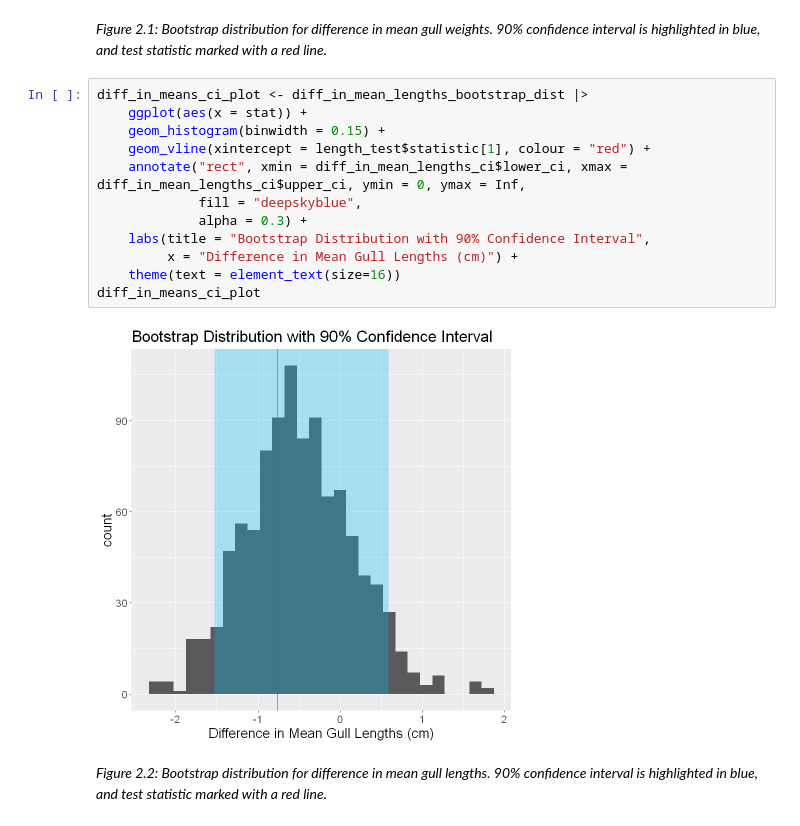
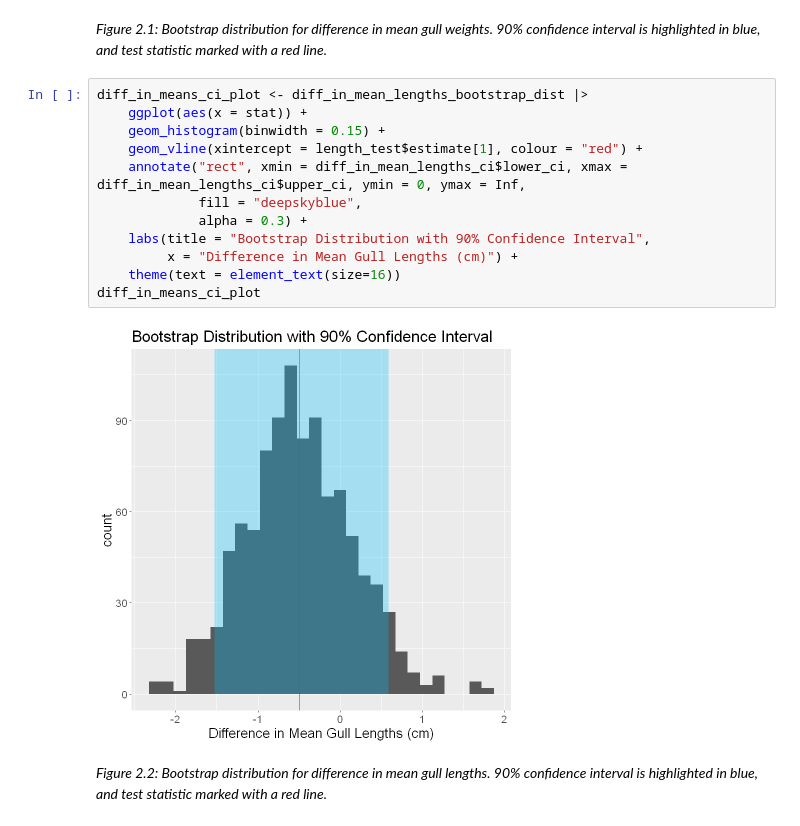
Before and after one commit to maggie63/stat-201-group-4, a Jupyter notebook: project_report.ipynb, the cells around one changed output. Cells and saved outputs as stored; diff of their text form.

```diff
--- a/project_report.ipynb
+++ b/project_report.ipynb
@@ -362,17 +362,17 @@ diff_in_mean_weights_ci_plot
 # %%
 diff_in_means_ci_plot <- diff_in_mean_lengths_bootstrap_dist |>
     ggplot(aes(x = stat)) +
     geom_histogram(binwidth = 0.15) +
-    geom_vline(xintercept = length_test$statistic[1], colour = "red") +
+    geom_vline(xintercept = length_test$estimate[1], colour = "red") +
     annotate("rect", xmin = diff_in_mean_lengths_ci$lower_ci, xmax = diff_in_mean_lengths_ci$upper_ci, ymin = 0, ymax = Inf,
              fill = "deepskyblue",
              alpha = 0.3) +
     labs(title = "Bootstrap Distribution with 90% Confidence Interval",
          x = "Difference in Mean Gull Lengths (cm)") +
     theme(text = element_text(size=16))
 diff_in_means_ci_plot
 # %% [output]
-[figure, old version]
+[figure, new version]
 # %% [markdown]
 *Figure 2.2: Bootstrap distribution for difference in mean gull lengths. 90% confidence interval is highlighted in blue, and test statistic marked with a red line.*
 # %% [markdown]
```
Also changed, not shown: parts of 3 cells of this notebook.
